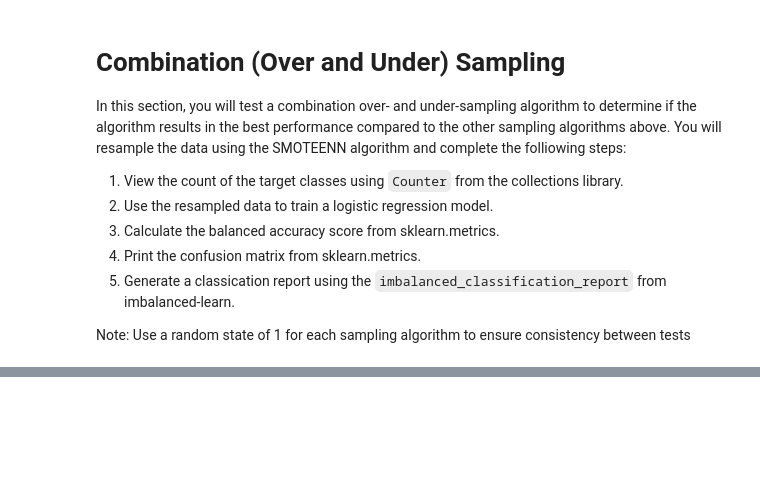
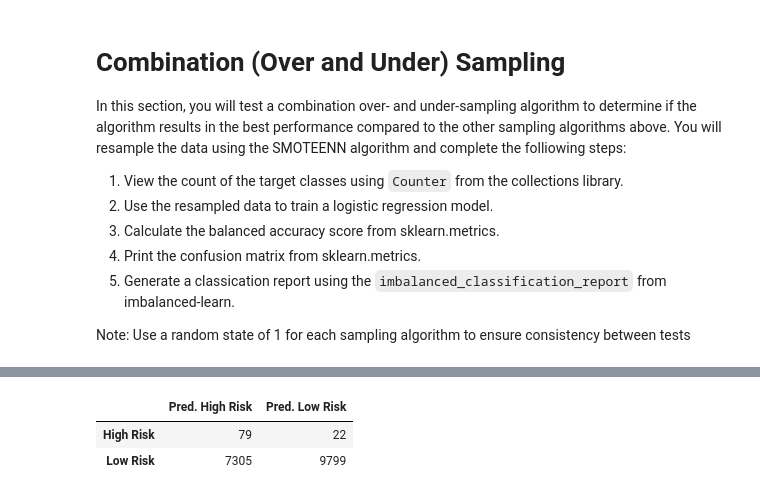
Before and after one commit to iiiGraham/Credit_Risk_Analysis, a Jupyter notebook: credit_risk_resampling.ipynb, the cells around one changed output, grey strips where cells are left out. Saved outputs shown, nothing was run; the diff lists cells and outputs as text; code cells hidden in the pictures; blank space fills up the shorter version.

```diff
--- a/credit_risk_resampling.ipynb
+++ b/credit_risk_resampling.ipynb
@@ -399,4 +416,7 @@ Note: Use a random state of 1 for each sampling algorithm to ensure consistency
 # %%
 # Resample the training data with SMOTEENN
 # Warning: This is a large dataset, and this step may take some time to complete
-# YOUR CODE HERE
+from imblearn.combine import SMOTEENN
+smote_een = SMOTEENN(random_state=1)
+
+X_resampled, y_resampled = smote_een.fit_resample(X, y)
@@ -405,3 +430,7 @@ Counter({'loan_status': 1})
 # %%
 # Train the Logistic Regression model using the resampled data
-# YOUR CODE HERE
+model_smoteen = LogisticRegression(solver='lbfgs', random_state=1)
+model_smoteen.fit(X_resampled, y_resampled)
+
+# get predictions
+y_pred_smoteen = model_smoteen.predict(X_test)
@@ -430,0 +442,9 @@ avg / total       0.99      0.58      0.70      0.73      0.64      0.40     172
+# %%
+# Display the confusion matrix
+cm = confusion_matrix(y_test, y_pred_smoteen)
+cm_df = pd.DataFrame(cm, index=['High Risk', 'Low Risk'], columns=['Pred. High Risk', 'Pred. Low Risk'])
+cm_df
+# %% [output]
+|  | Pred. High Risk | Pred. Low Risk |
+| High Risk | 79 | 22 |
+| Low Risk | 7305 | 9799 |
```
Also changed, not shown: parts of 33 cells of this notebook, 9 other files.
